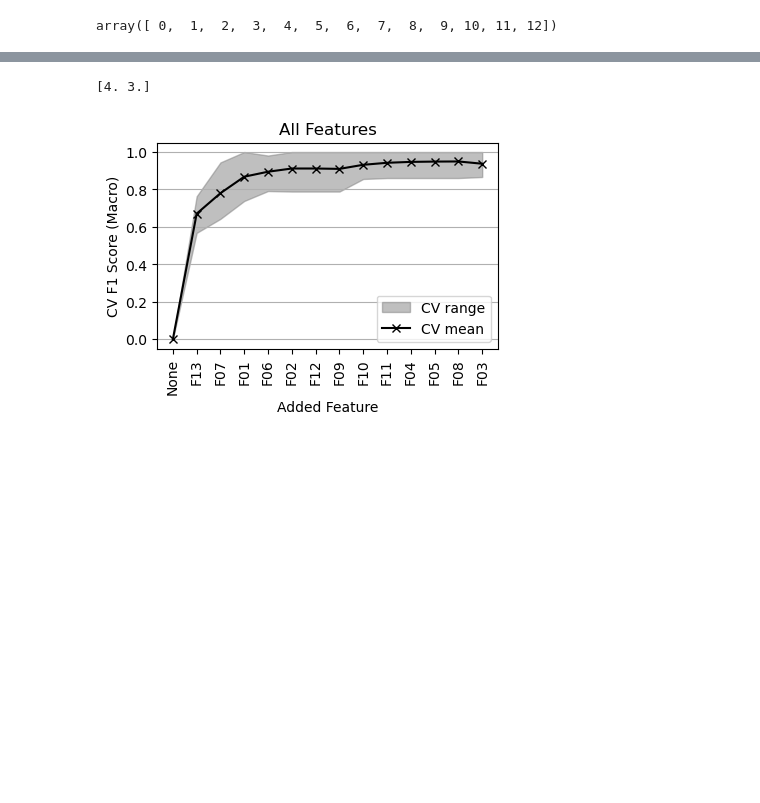
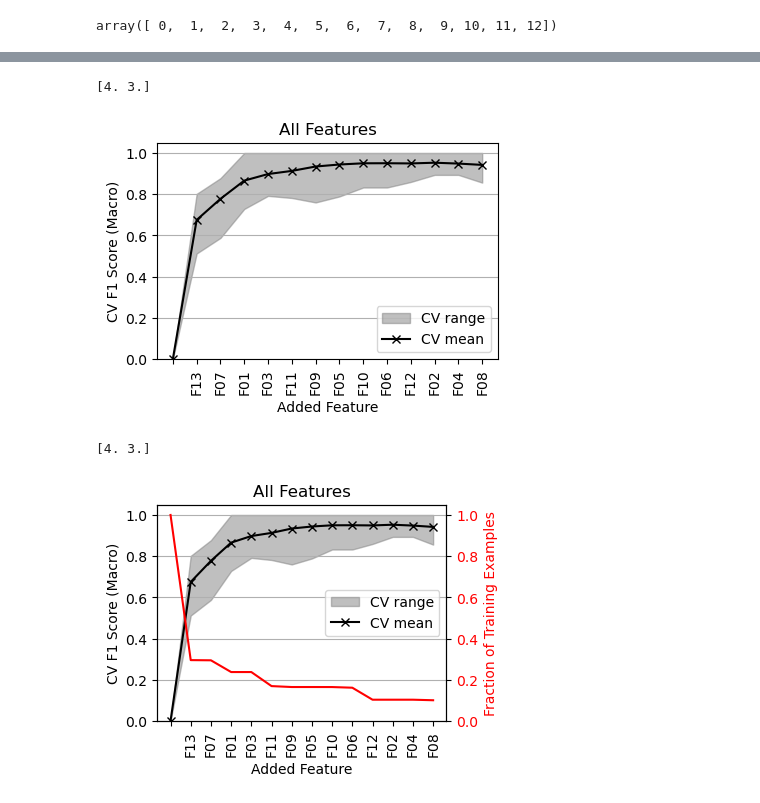
Before and after one commit to armstrong06/UT_event_classifier, a Jupyter notebook: notebooks/forwardSelection.ipynb, the cells around one changed output, grey strips where cells are left out. Cells and saved outputs as stored; diff of their text form; code cells hidden in the pictures; blank space fills up the shorter version.

```diff
--- a/notebooks/forwardSelection.ipynb
+++ b/notebooks/forwardSelection.ipynb
@@ -90,7 +142,21 @@ ids, ids_scores, all_scores = do_forward_selection_cv(X,
 # %%
 plot_sequential_selected_feature_scores(ids_scores,
                                         feature_col_names[ids],
-                                        title="All Features")
+                                        title="All Features",
+                                        base_set_name="",
+                                        savefigname=f"../figures/sequential_{cv_random_state}.png")
 # %% [output]
 [4. 3.]
-[figure, old version]
+[figure, new version]
+# %%
+fracs = compute_example_frac(train_df, ids, feature_col_names)
+plot_sequential_selected_feature_scores(ids_scores,
+                                        feature_col_names[ids],
+                                        title="All Features",
+                                        base_set_name="",
+                                        ex_frac=fracs,
+                                        legend_loc='center right',
+                                        savefigname=f"../figures/sequential_{cv_random_state}_frac.png")
+# %% [output]
+[4. 3.]
+[figure, added]
```
Also changed, not shown: parts of 31 cells of this notebook, 44 other files.
